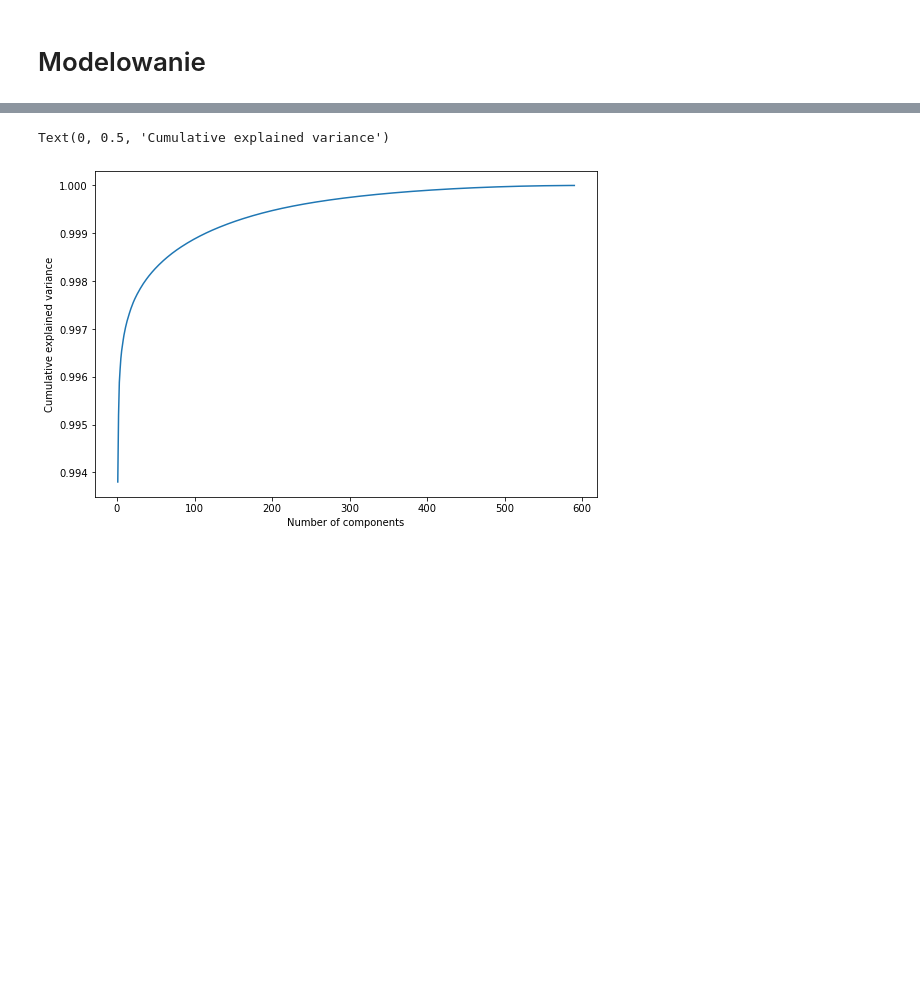
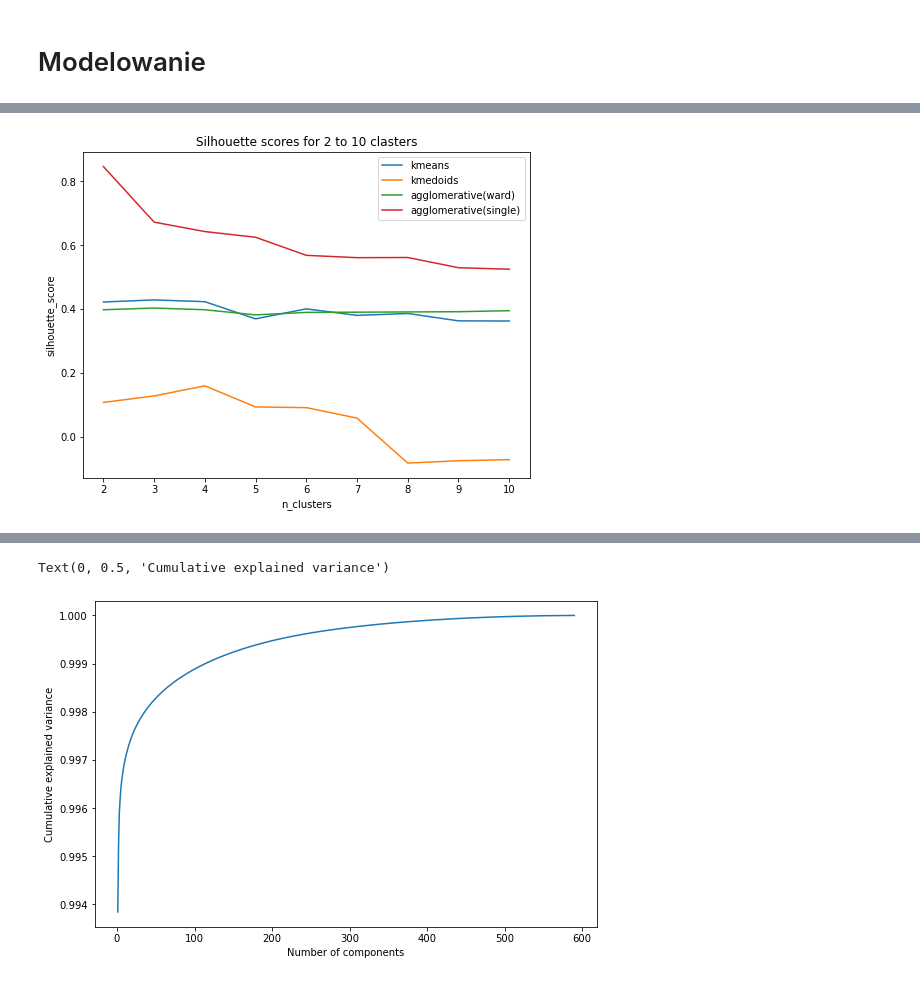
Before and after one commit to KraszewskiK/WUM_proj2, a Jupyter notebook: WstepneModelowanie.ipynb, the cells around one changed output, grey strips where cells are left out. Drawn from its saved outputs; the diff is of its cells as text; code cells hidden in the pictures; blank space fills up the shorter version.

Commit message:
Final update WstepneModelowanie.ipynb

```diff
--- a/WstepneModelowanie.ipynb
+++ b/WstepneModelowanie.ipynb
@@ -156 +163,7 @@ test_models(X)
+# %%
+# tylko stare kolumny
+X = df[df.columns[1:-5]]
+test_models(X)
+# %% [output]
+[figure, added]
 # %%
```
Also changed, not shown: parts of 13 cells of this notebook.
